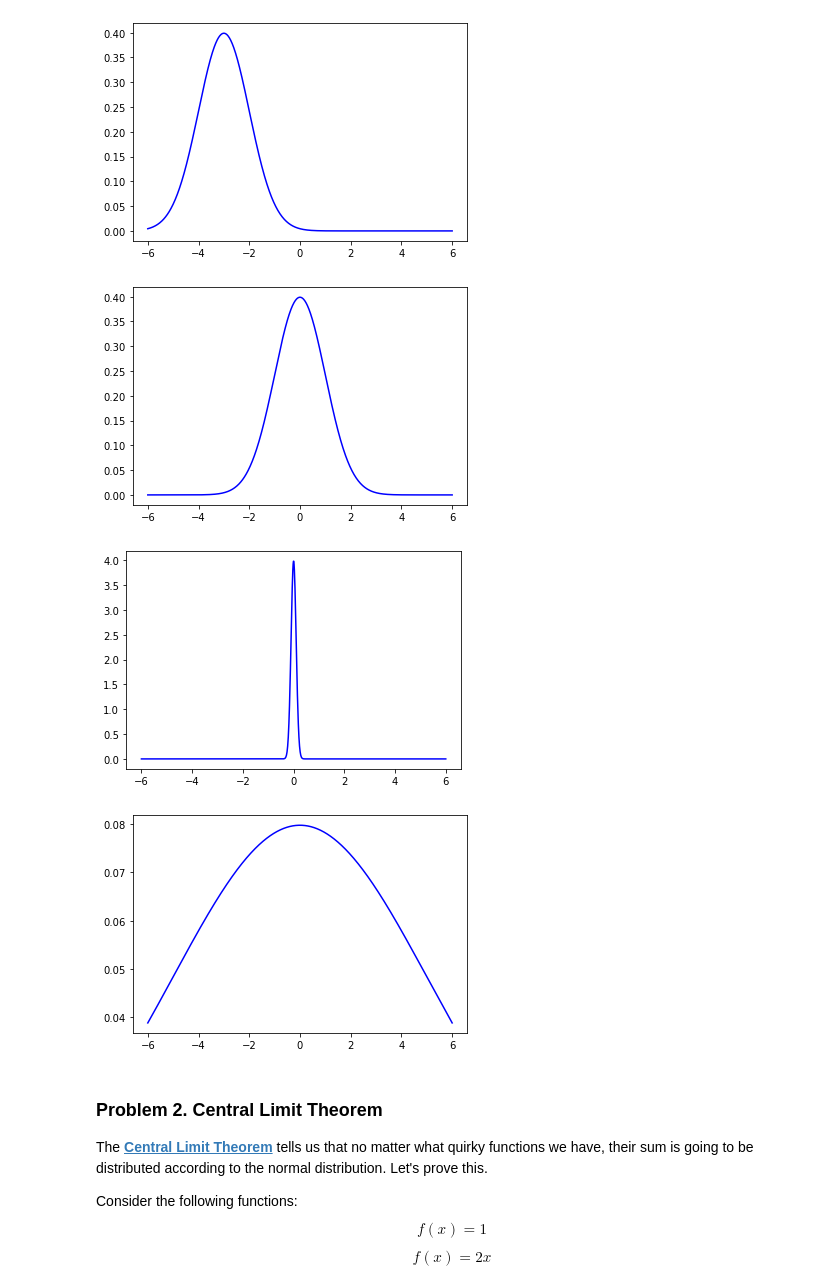
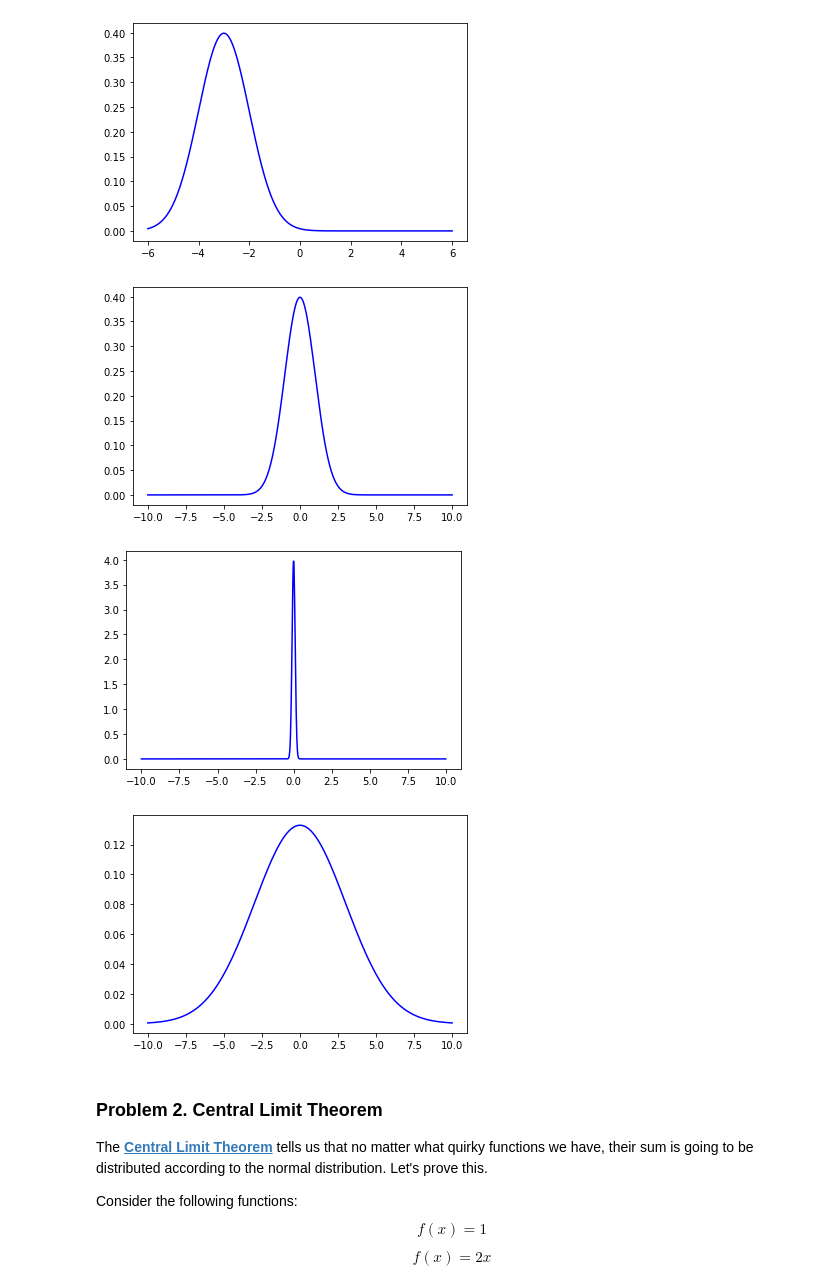
Before and after one commit to atkuzmanov/softuni-ai-mathconceptsfordevs-2021, a Jupyter notebook: 12-probability-and-combinatorics-exercise-2021-04-06/10-probability-and-combinatorics-exercise-homework/Probability and Combinatorics Exercise.ipynb, the cells around one changed output. Drawn from its saved outputs; the diff is of its cells as text; code cells hidden in the pictures.

```diff
--- a/12-probability-and-combinatorics-exercise-2021-04-06/10-probability-and-combinatorics-exercise-homework/Probability and Combinatorics Exercise.ipynb
+++ b/12-probability-and-combinatorics-exercise-2021-04-06/10-probability-and-combinatorics-exercise-homework/Probability and Combinatorics Exercise.ipynb
@@ -117,13 +119,14 @@ plot_gaussian_distribution(mu = -3, sigma = 1, x = x_gaussian)
 [figure]
 [figure]
 # %%
+x_gaussian = np.linspace(-10, 10, 1000)
 plot_gaussian_distribution(mu = 0, sigma = 1, x = x_gaussian)
 plot_gaussian_distribution(mu = 0, sigma = 0.1, x = x_gaussian)
-plot_gaussian_distribution(mu = 0, sigma = 5, x = x_gaussian)
+plot_gaussian_distribution(mu = 0, sigma = 3, x = x_gaussian)
 # %% [output]
-[figure, old version]
+[figure, new version]
-[figure, old version]
+[figure, new version]
-[figure, old version]
+[figure, new version]
 # %% [markdown]
 ### Problem 2. Central Limit Theorem
 The [**Central Limit Theorem**](https://en.wikipedia.org/wiki/Central_limit_theorem) tells us that no matter what quirky functions we have, their sum is going to be distributed according to the normal distribution. Let's prove this.
```
Also changed, not shown: parts of 1 cell of this notebook.
